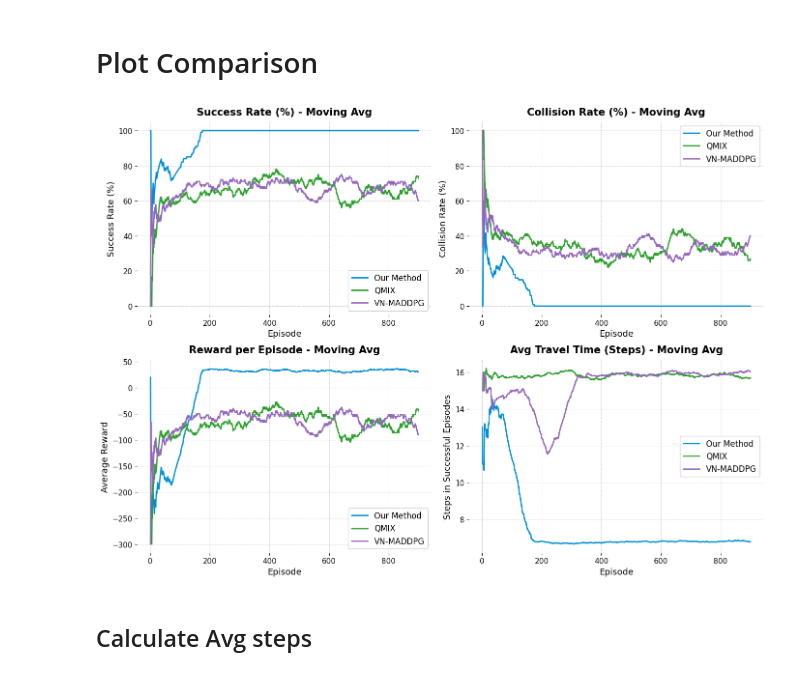
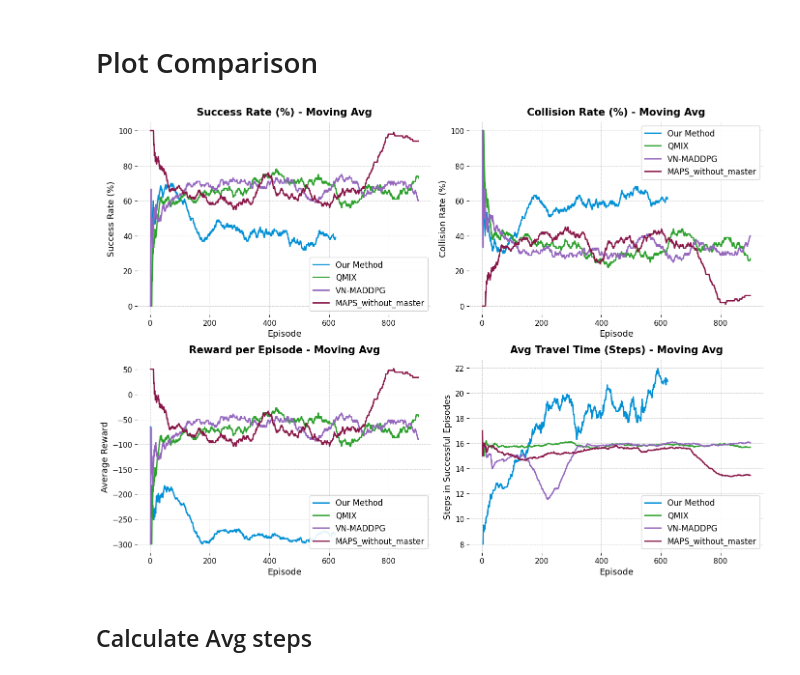
Before and after one commit to DRL-Research/RL, a Jupyter notebook: benchmark_comparison/generate_graphs.ipynb, the cells around one changed output. Saved outputs shown, nothing was run; the diff lists cells and outputs as text; code cells hidden in the pictures.

```diff
--- a/benchmark_comparison/generate_graphs.ipynb
+++ b/benchmark_comparison/generate_graphs.ipynb
@@ -18,11 +15,16 @@ def read_logs_as_raw_string(file_path):
     except FileNotFoundError:
         return "Error."
 # %%
-logs_MAPS_file_path = 'MAPS/logs_MAPS.txt'
+# logs_MAPS_file_path = 'MAPS/logs_MAPS.txt'
+# logs_MAPS_file_path = 'MAPS/26_steps_high_success_rate_low_rewards.txt'
+# logs_MAPS_file_path = 'MAPS/new_logs.txt'
+logs_MAPS_file_path = 'MAPS/new_8_step_logs.txt'
 logs_our_method = read_logs_as_raw_string(logs_MAPS_file_path)
 # %%
 logs_qmix_file_path="qmix/results/qmixwd_20251217_210538/training_success_rate.csv"
 logs_vn_maddpg_file_path="maddpg/results/vn_maddpg_20251219_005049/training_log.csv"
+logs_MAPS_without_master_file_path="MAPS_without_master/results/mappo_20251223_094126/training_log.csv"
+# logs_MAPS_without_master_file_path="MAPS_without_master/results/mappo_opt_20251223_104512/training_log.csv"
 # %% [markdown]
 ## Parse the logs
 # %%
@@ -119,16 +121,15 @@ def apply_plot_style(ax, title, ylabel):
     ax.tick_params(axis='both', which='major', labelsize=11)
 
 # --- 4. Updated Plot Function (MADDPG Removed) ---
-def plot_log_comparison(logs_our_method, logs_qmix_method, logs_vn_maddpg_method, window=20):
+def plot_log_comparison(logs_our_method, logs_qmix_method, logs_vn_maddpg_method, logs_MAPS_without_master_method, window=20):
     """
     Parses logs and plots a 2x2 comparison grid of performance metrics.
     Now supports 3 methods: Our Method, QMIX, and VN-MADDPG.
     """
-    # 1. Parse Dataframes
-    # Note: parse_our_method and parse_qmix_method must be defined in previous cells
     df_our = parse_our_method(logs_our_method)
     df_qmix = parse_qmix_method(logs_qmix_method)
     df_vn_maddpg = parse_vn_maddpg_method(logs_vn_maddpg_method)
+    df_maps_without_master = parse_vn_maddpg_method(logs_MAPS_without_master_method)
 
     # 2. Prepare Data Sources Configuration
     data_sources = [
@@ -146,7 +147,12 @@ def plot_log_comparison(logs_our_method, logs_qmix_method, logs_vn_maddpg_method
             'label': 'VN-MADDPG',
             'df': df_vn_maddpg,
             'color': '#9467bd' # Purple
-        }
+        },
+        {
+            'label': 'MAPS_without_master',
+            'df': df_maps_without_master,
+            'color': '#881647' #
+        },
     ]
 
     # 3. Define Metrics Configuration
@@ -186,34 +192,35 @@ def plot_log_comparison(logs_our_method, logs_qmix_method, logs_vn_maddpg_method
             label = source['label']
             color = source['color']
             df_to_use = source['df']
 
             # Calculate y-values
             y_values = metric['func'](df_to_use, window)
 
             # Plot
             ax.plot(
                 df_to_use['episode'],
                 y_values,
                 label=label,
                 linewidth=2,
                 color=color
             )
 
         # Apply styling to the current axis
         apply_plot_style(ax, metric['title'], metric['ylabel'])
 
     plt.tight_layout()
     plt.show()
 
 # --- 5. Example Execution ---
 plot_log_comparison(
     logs_our_method=logs_our_method,
     logs_qmix_method=logs_qmix_file_path,
     logs_vn_maddpg_method=logs_vn_maddpg_file_path,
+    logs_MAPS_without_master_method=logs_MAPS_without_master_file_path,
     window=100
 )
 # %% [output]
-[figure, old version]
+[figure, new version]
 # %% [markdown]
 ## Calculate Avg steps
 # %%
```
Also changed, not shown: parts of 5 cells of this notebook, 6 other files.
